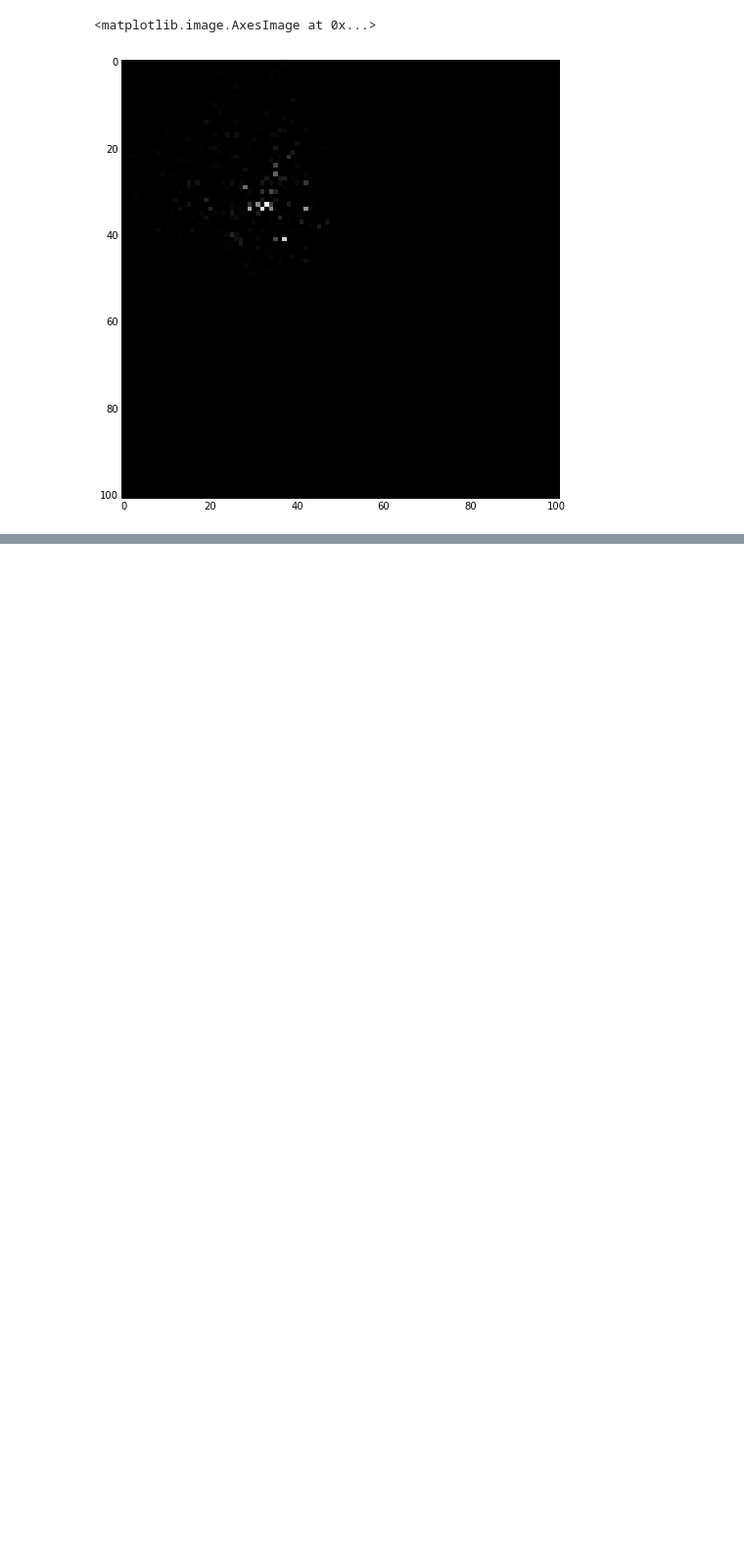
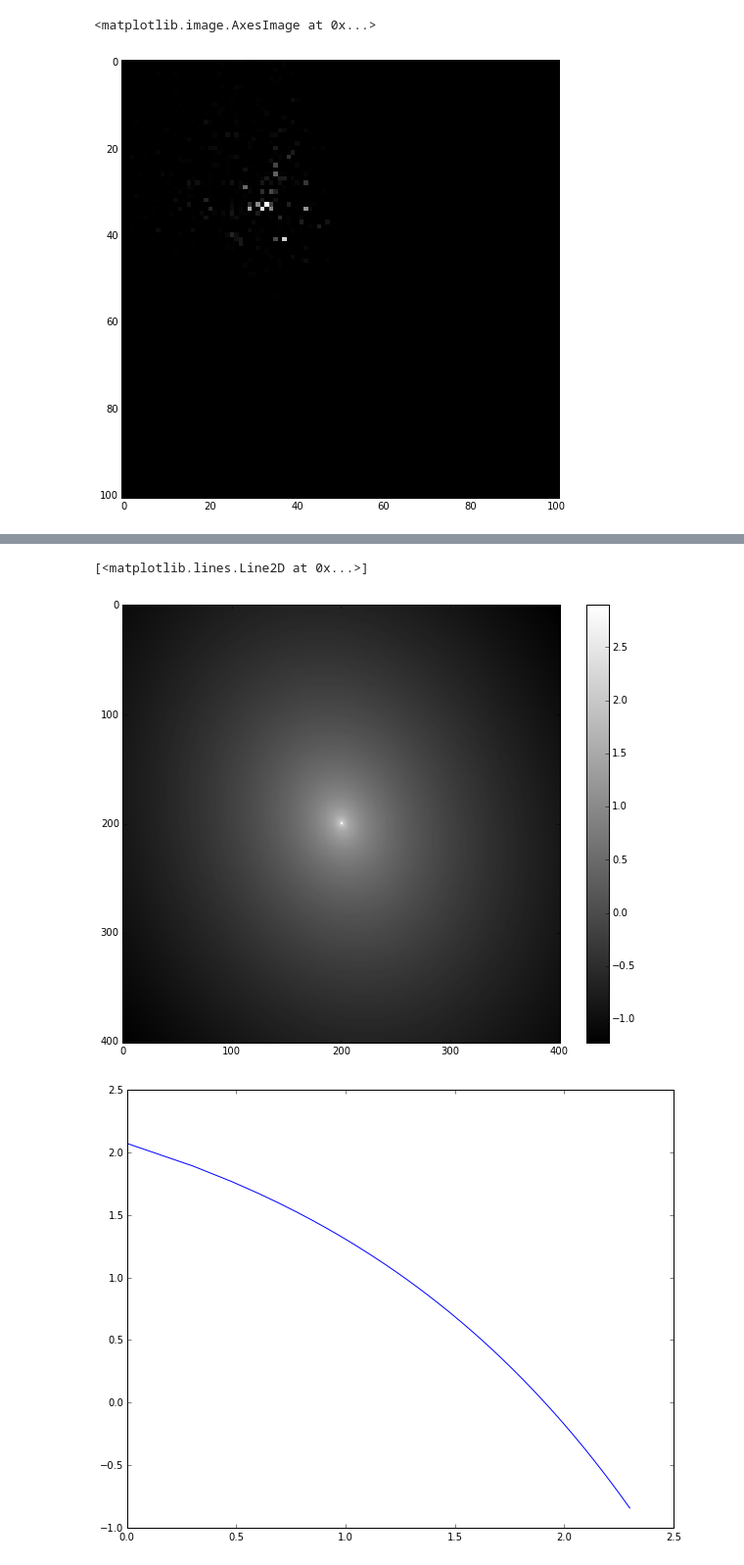
Before and after one commit to lmoustakas/lcolens, a Jupyter notebook: python/sample_psf.ipynb, the cells around one changed output, grey strips where cells are left out. Shown at 98% size. Drawn from its saved outputs; the diff is of its cells as text; code cells hidden in the pictures; blank space fills up the shorter version.

```diff
--- a/python/sample_psf.ipynb
+++ b/python/sample_psf.ipynb
@@ -211,0 +408,17 @@ pl.imshow(kern, cmap = 'gray', interpolation='nearest')
+# %%
+n = 3.5
+Re = 5
+bn = findbn(n)
+x = np.linspace(-10., 10, 401)
+x2d, y2d = np.meshgrid(x, x)
+
+s = sersic(x2d, y2d, 0.0, 0.0 , bn, n, Re, q=0.8, posang=20)
+pl.imshow(np.log10(s), interpolation='nearest', cmap='gray'); pl.colorbar()
+pl.figure()
+pl.plot(np.log10(range(201)), np.log10(s[200, 200:]))
+
+# Ok Sersic profile looks ok
+# %% [output]
+[<matplotlib.lines.Line2D at 0x...>]
+[figure, added]
+[figure, added]
```
Also changed, not shown: parts of 16 cells of this notebook.
